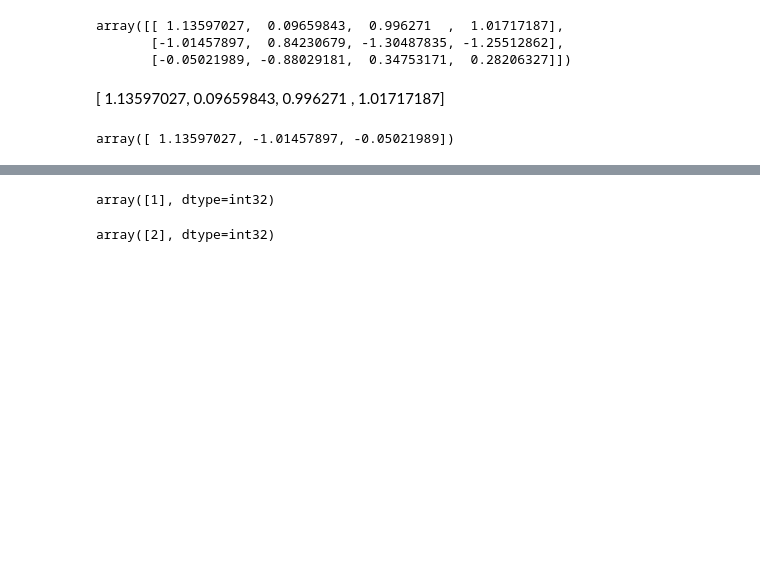
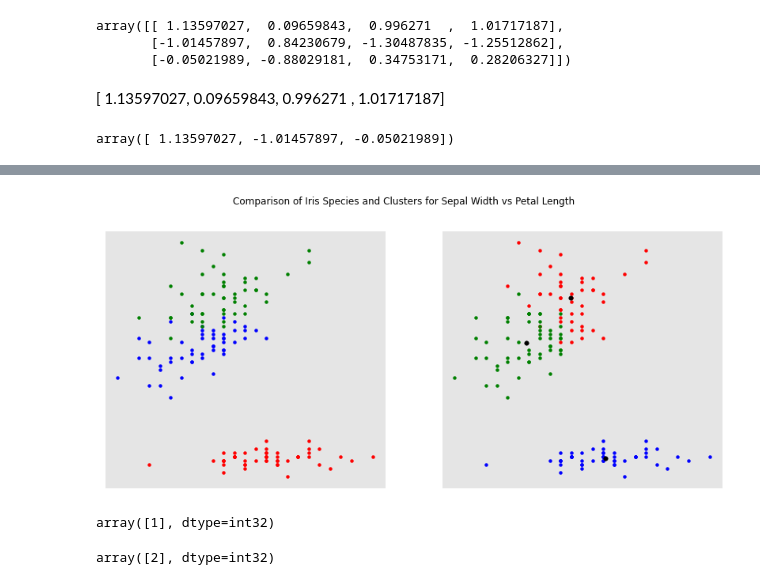
Before and after one commit to angela1C/Machine-Learning-and-Statistics-Tasks-Project-2020, a Jupyter notebook: Tasks.ipynb, the cells around one changed output, grey strips where cells are left out. Cells and saved outputs as stored; diff of their text form; code cells hidden in the pictures; blank space fills up the shorter version.

```diff
--- a/Tasks.ipynb
+++ b/Tasks.ipynb
@@ -1688,3 +1699,36 @@ plt.show()
+# %%
+
+# Plot size.
+plt.rcParams['figure.figsize'] = (14, 6)
+plt.figure()
+
+plt.subplot(121)
+plt.scatter(iris_setosa['Sepal_Width'], iris_setosa['Petal_Length'], s = 15, c = 'red', label = 'Setosa')
+plt.scatter(iris_versicolor['Sepal_Width'], iris_versicolor['Petal_Length'], s = 15, c = 'blue', label = 'Versicolour')
+plt.scatter(iris_virginica['Sepal_Width'], iris_virginica['Petal_Length'], s = 15, c = 'green', label = 'Virginica')
+
+
+
+
+plt.gca().axes.get_yaxis().set_visible(False)
+plt.gca().axes.get_xaxis().set_visible(False)
+plt.subplot(122)
+plt.scatter(X_scaled[y_labels == 0, 1], X_scaled[y_labels == 0, 2], s = 15, c = 'red')
+plt.scatter(X_scaled[y_labels == 1, 1], X_scaled[y_labels == 1, 2], s = 15, c = 'blue')
+plt.scatter(X_scaled[y_labels == 2, 1], X_scaled[y_labels == 2, 2], s = 15, c = 'green')
+plt.scatter(kmeans.cluster_centers_[:, 1], kmeans.cluster_centers_[:,2], s = 30, c = 'black', label = 'Centroids')
+
+
+
+#plt.axis('off')
+
+plt.suptitle("Comparison of Iris Species and Clusters for Sepal Width vs Petal Length")
+# https://stackoverflow.com/questions/37039685/hide-axis-values-but-keep-axis-tick-labels-in-matplotlib
+plt.gca().axes.get_yaxis().set_visible(False)
+plt.gca().axes.get_xaxis().set_visible(False)
+plt.show()
+# %% [output]
+[figure, added]
 # %%
 obs5 = iris.iloc[5, 0:4].values # Setosa
 kmeans.predict(scaler.transform(obs5.reshape(1, -1))) # label 1
```
Also changed, not shown: parts of 24 cells of this notebook.
